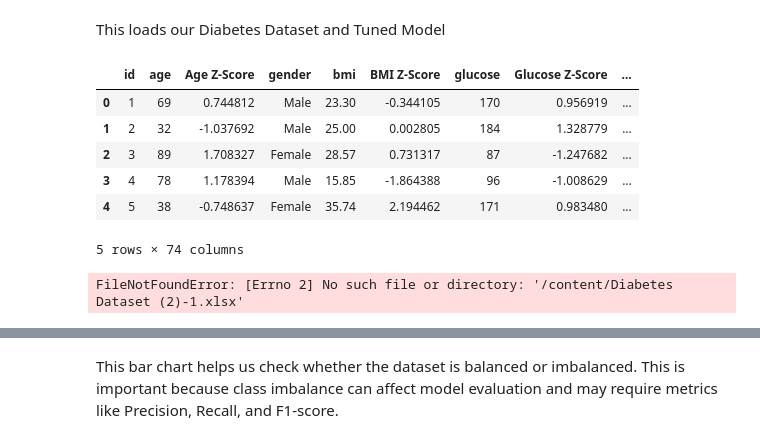
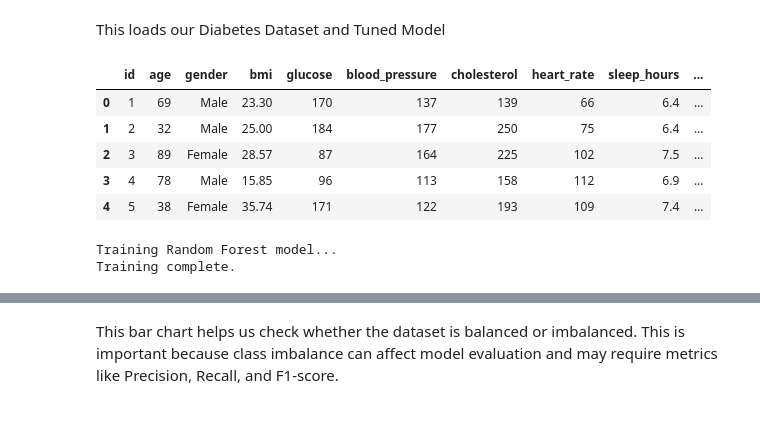
Before and after one commit to Emanloloco/Sorry-ser, a Jupyter notebook: Phase_4_Diabetes_Dataset_3.ipynb, the cells around one changed output, grey strips where cells are left out. Cells and saved outputs as stored; diff of their text form; code cells hidden in the pictures.

```diff
--- a/Phase_4_Diabetes_Dataset_3.ipynb
+++ b/Phase_4_Diabetes_Dataset_3.ipynb
@@ -3,17 +3,16 @@
 # %% [markdown]
 This loads our Diabetes Dataset and Tuned Model
 # %%
-url = "https://raw.githubusercontent.com/Emanloloco/Sorry-ser/refs/heads/main/Diabetes%20Dataset%20(2)-1.csv"
+url = "https://raw.githubusercontent.com/Emanloloco/Sorry-ser/refs/heads/main/diabetes.csv"
 df = pd.read_csv(url) #Load the Titanic dataset from a CSV file into a DataFrame https://www.kaggle.com/datasets/yasserh/titanic-dataset
 df.head()
 # %% [output]
-|  | id | age | Age Z-Score | gender | bmi | BMI Z-Score | glucose | Glucose Z-Score | ... |
-| 0 | 1 | 69 | 0.744812 | Male | 23.30 | -0.344105 | 170 | 0.956919 | ... |
-| 1 | 2 | 32 | -1.037692 | Male | 25.00 | 0.002805 | 184 | 1.328779 | ... |
-| 2 | 3 | 89 | 1.708327 | Female | 28.57 | 0.731317 | 87 | -1.247682 | ... |
-| 3 | 4 | 78 | 1.178394 | Male | 15.85 | -1.864388 | 96 | -1.008629 | ... |
-| 4 | 5 | 38 | -0.748637 | Female | 35.74 | 2.194462 | 171 | 0.983480 | ... |
+|  | id | age | gender | bmi | glucose | blood_pressure | cholesterol | heart_rate | sleep_hours | ... |
+| 0 | 1 | 69 | Male | 23.30 | 170 | 137 | 139 | 66 | 6.4 | ... |
+| 1 | 2 | 32 | Male | 25.00 | 184 | 177 | 250 | 75 | 6.4 | ... |
+| 2 | 3 | 89 | Female | 28.57 | 87 | 164 | 225 | 102 | 7.5 | ... |
+| 3 | 4 | 78 | Male | 15.85 | 96 | 113 | 158 | 112 | 6.9 | ... |
+| 4 | 5 | 38 | Female | 35.74 | 171 | 122 | 193 | 109 | 7.4 | ... |
-5 rows × 74 columns
 # %%
 import pandas as pd
 import numpy as np
@@ -31,7 +30,7 @@ from sklearn.compose import ColumnTransformer
 from sklearn.ensemble import RandomForestClassifier
 
 # Load dataset
-df = pd.read_excel("/content/Diabetes Dataset (2)-1.xlsx")
+df = pd.read_csv(url)
 
 y = df["diabetes"]
 X = df.drop(columns=["diabetes"])
@@ -72,7 +71,8 @@ print("Training complete.")
 rf_pred = best_rf.predict(X_test)
 rf_proba = best_rf.predict_proba(X_test)[:, 1]
 # %% [output]
-FileNotFoundError: [Errno 2] No such file or directory: '/content/Diabetes Dataset (2)-1.xlsx'
+Training Random Forest model...
+Training complete.
 # %%
 # ── DELIVERABLE 11: Class Distribution (Test Set) ───────────────────────────
 counts = y_test.value_counts().sort_index()
```
Also changed, not shown: parts of 11 cells of this notebook.
